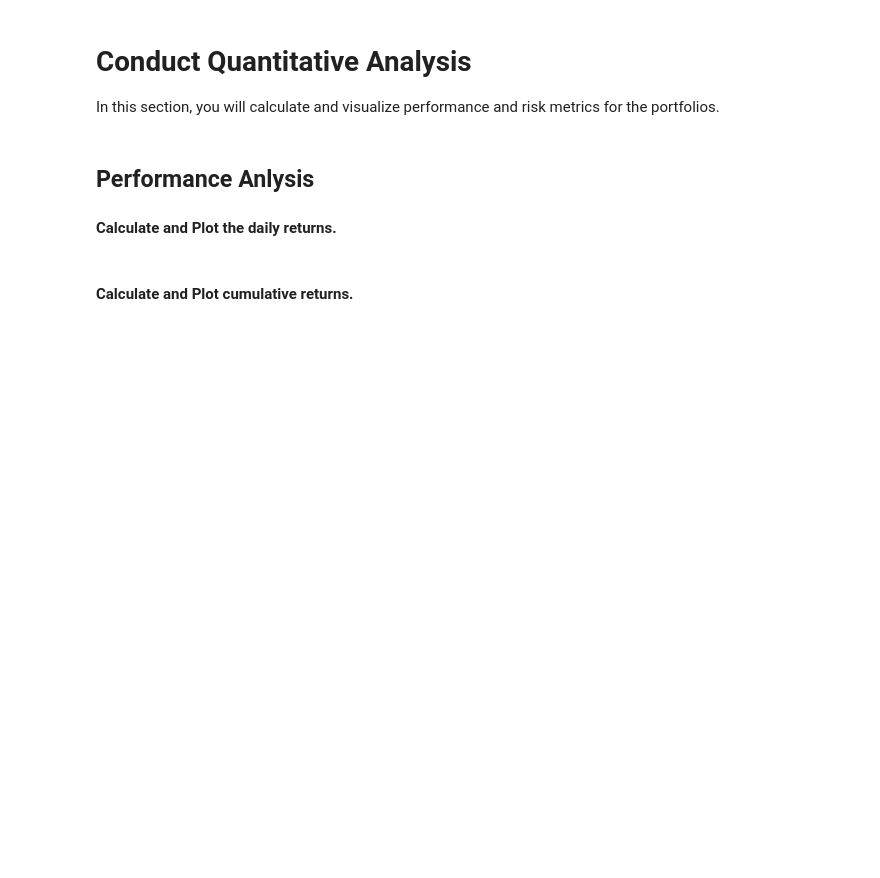
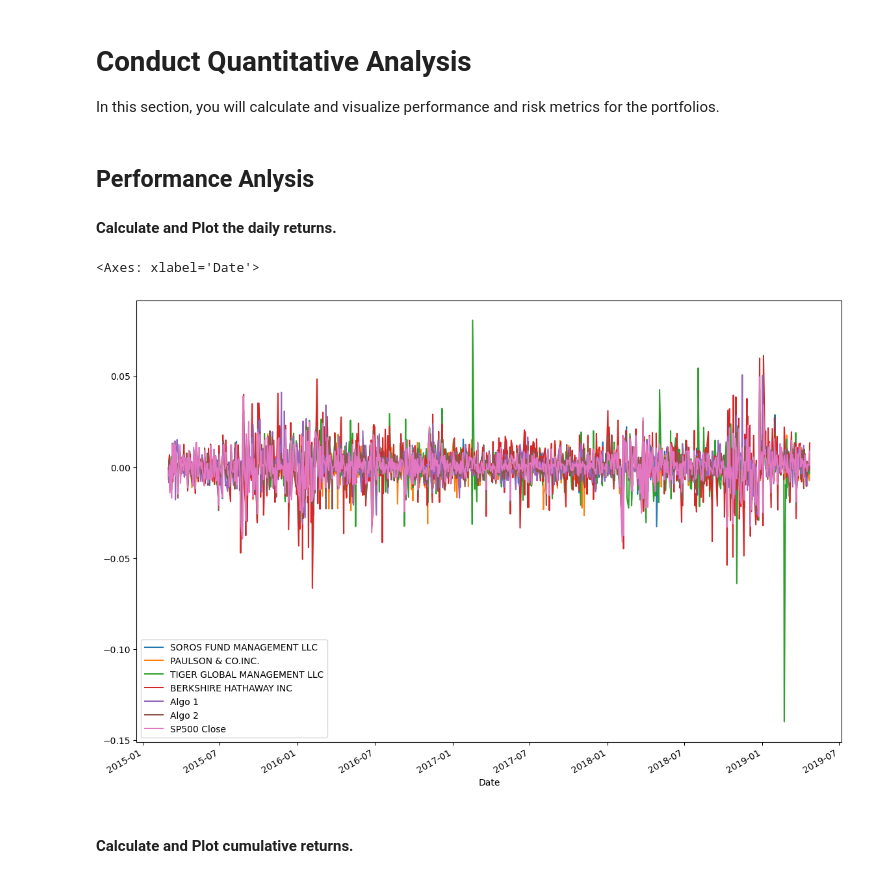
Before and after one commit to Joshbazz/Module-4-Challenge-Portfolio-Analysis, a Jupyter notebook: whale_analysis.ipynb, the cells around one changed output. Cells and saved outputs as stored; diff of their text form; code cells hidden in the pictures; blank space fills up the shorter version.

```diff
--- a/whale_analysis.ipynb
+++ b/whale_analysis.ipynb
@@ -240,6 +241,10 @@ In this section, you will calculate and visualize performance and risk metrics f
 #### Calculate and Plot the daily returns.
 # %%
 # Plot daily returns of all portfolios
+merged_df.plot(figsize=(14,10))
+# %% [output]
+<Axes: xlabel='Date'>
+[figure, added]
 # %% [markdown]
 #### Calculate and Plot cumulative returns.
 # %%
```
Also changed, not shown: parts of 15 cells of this notebook.
